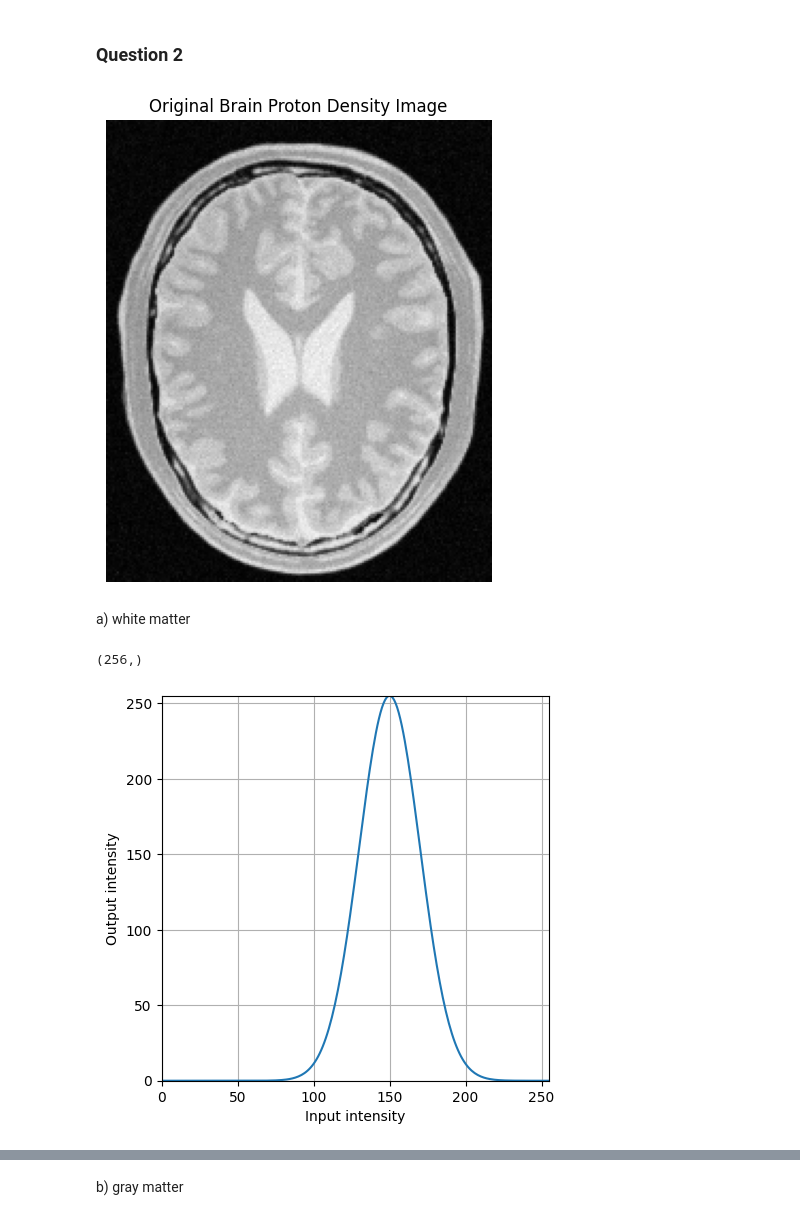
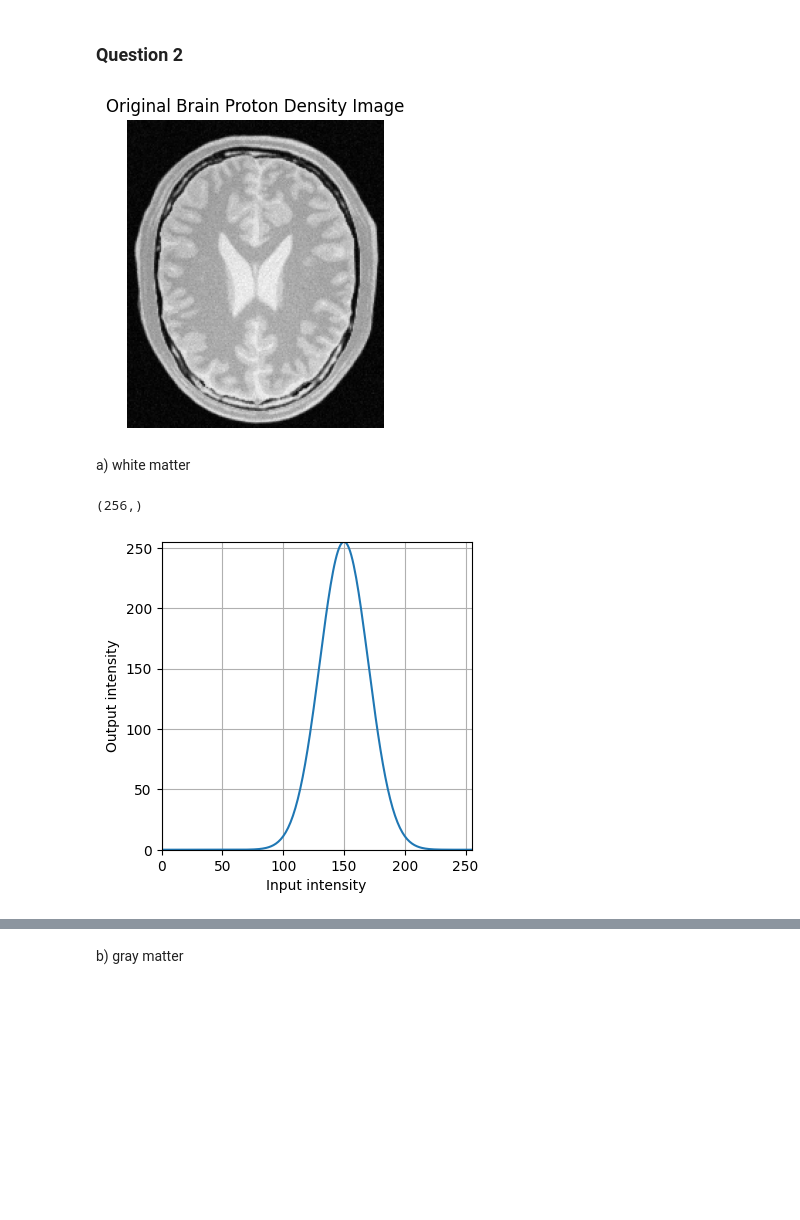
Before and after one commit to deshanudara144-ui/EN3160_Assignment_1, a Jupyter notebook: 230130E_Assignment_1.ipynb, the cells around one changed output, grey strips where cells are left out. Cells and saved outputs as stored; diff of their text form; code cells hidden in the pictures; blank space fills up the shorter version.

```diff
--- a/230130E_Assignment_1.ipynb
+++ b/230130E_Assignment_1.ipynb
@@ -68,13 +68,13 @@ brain = cv.imread('images/brain.png', cv.IMREAD_GRAYSCALE)
 assert brain is not None
 # %%
 # Display original image
-plt.figure(figsize=(6, 6))
+plt.figure(figsize=(4, 4))
 plt.imshow(brain, cmap='gray', vmin=0, vmax=255)
 plt.title("Original Brain Proton Density Image")
 plt.axis("off")
 plt.show()
 # %% [output]
-[figure, old version]
+[figure, new version]
 # %% [markdown]
 a) white matter
 # %%
@@ -90,7 +90,7 @@ t = np.clip(t, 0, 255)
 print(t.shape)
 
 # Plot the array
-plt.figure(figsize=(5, 5))
+plt.figure(figsize=(4, 4))
 plt.plot(t)
 plt.xlabel("Input intensity")
 plt.xlim(0, 255)
@@ -100,7 +100,7 @@ plt.grid(True)
 plt.show()
 # %% [output]
 (256,)
-[figure, old version]
+[figure, new version]
 # %%
 g = t[brain]
 
```
Also changed, not shown: parts of 22 cells of this notebook.
